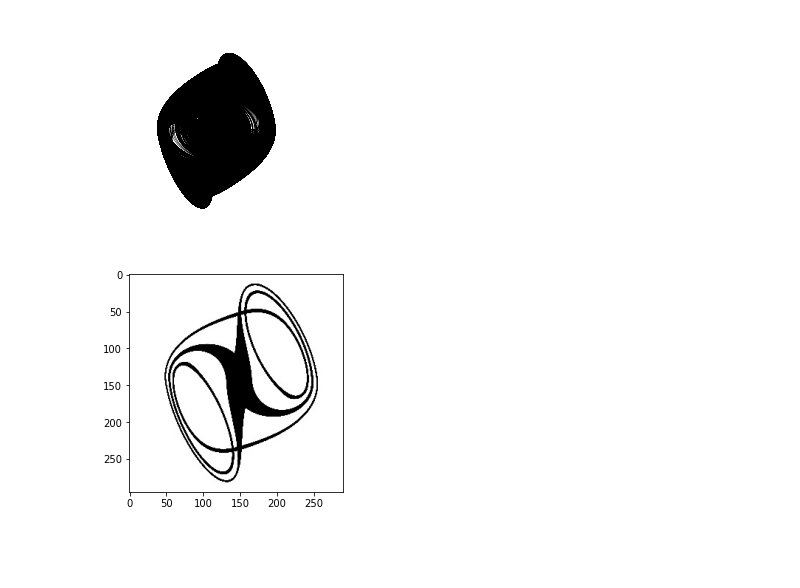
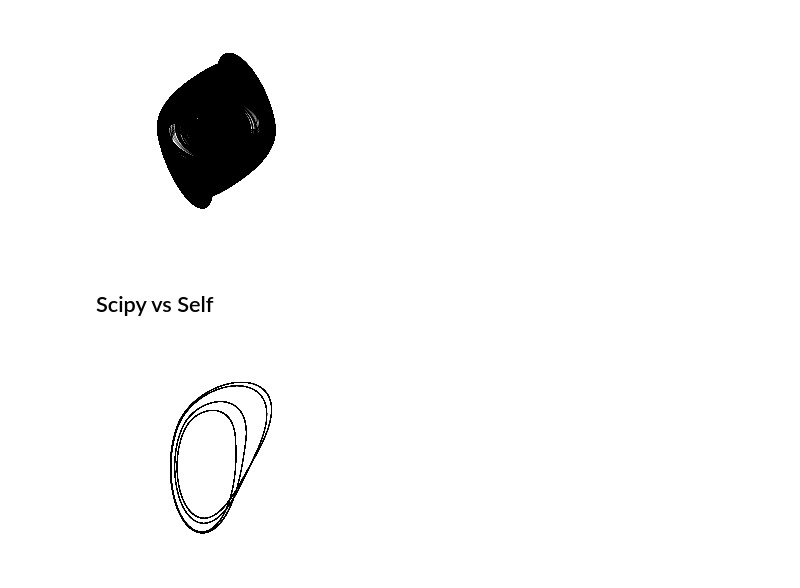
Before and after one commit to EmilianoNavarro97/DYNAMIC-BEHEAVIOUR-DETERMINATION-BASED-ON-ATTRACTOR-IMAGES-, a Jupyter notebook: Notebooks/test-integration.ipynb, the cells around one changed output. Drawn from its saved outputs; the diff is of its cells as text; code cells hidden in the pictures; blank space fills up the shorter version.

```diff
--- a/Notebooks/test-integration.ipynb
+++ b/Notebooks/test-integration.ipynb
@@ -119,5 +122,34 @@ img = cv2.imread('../FigImages/0_0.jpg', cv2.IMREAD_UNCHANGED)
-# %%
-plt.imshow(img[45:340, 50:340])
-# plt.show()
-# %% [output]
-[figure, removed]
+# %% [markdown]
+## Scipy vs Self
+# %%
+@njit
+def sistema(coords, t, a, b, k, α, β, γ):
+    x, y, z = coords
+    dydt = [dx_dt(a, b, k, α, x, y), dy_dt(k, x, y, z), dz_dt(k, β, γ, y, z)]
+    return dydt
+# %%
+α_space = np.linspace(6.2054, 8.2467, 1200)
+β = 10.8976626192
+γ = -0.0447440294
+a = -1.1819730746
+b = -0.6523354182
+k = 1
+init_cond = [0.02, 0.01, 0.0]
+# %%
+idx = 179
+# %%
+n_steps, transient_drop = transiente(1)
+tvals = np.arange(0, int(n_steps*0.001), 0.001)
+
+sol = odeint(sistema, init_cond, tvals, args=(a, b, k, α_space[idx], β, γ))
+
+elevation, azimuth = 45, 45
+
+ax = plt.axes(projection='3d')
+ax.set_axis_off()
+ax.view_init(elev=elevation, azim=azimuth)
+ax.plot3D(sol[transient_drop:, 0], sol[transient_drop:, 1], sol[transient_drop:, 2], 'black', linewidth=0.5)
+
+plt.show()
+# %% [output]
+[figure, added]
```
Also changed, not shown: parts of 3 cells of this notebook, 16 other files.
